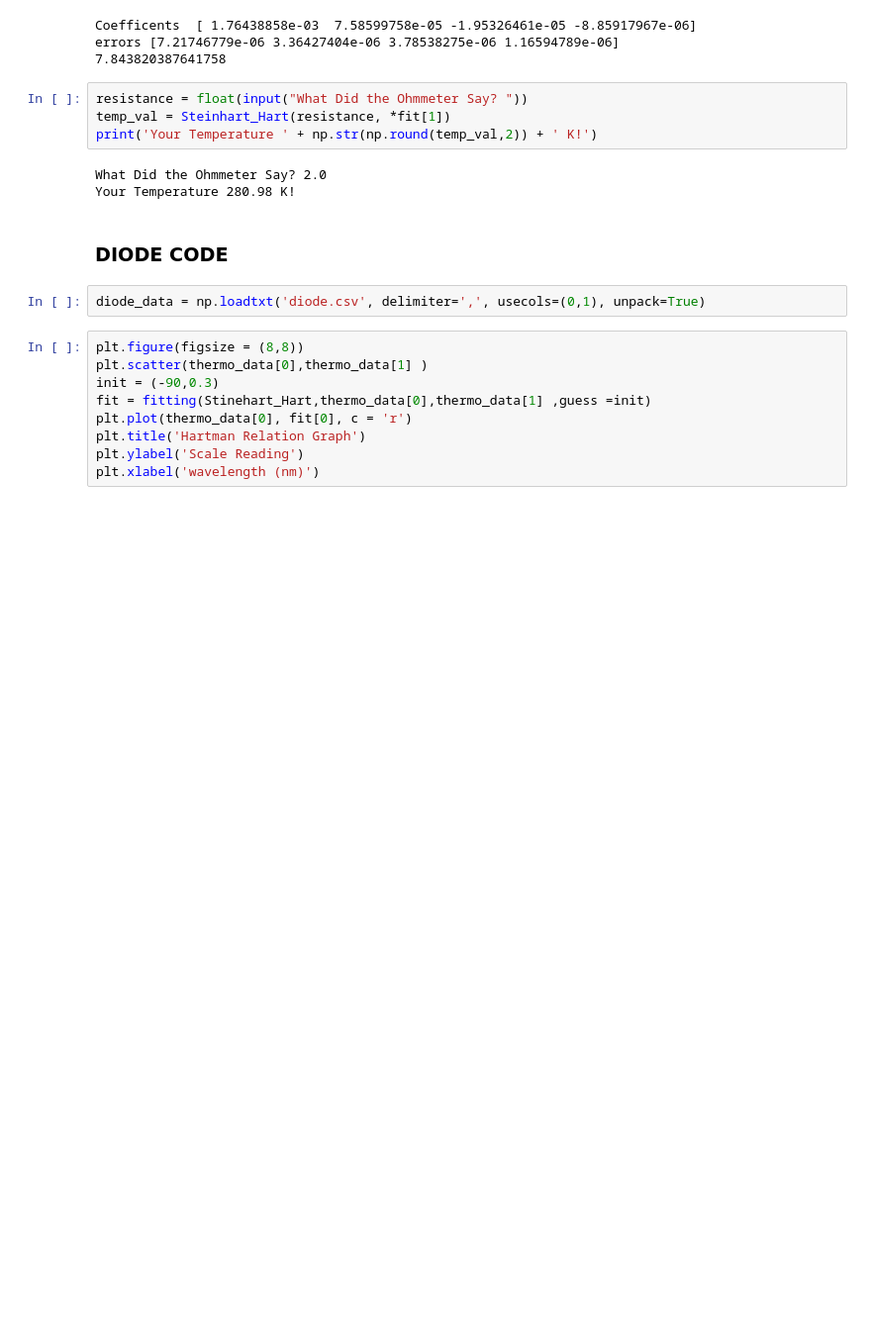
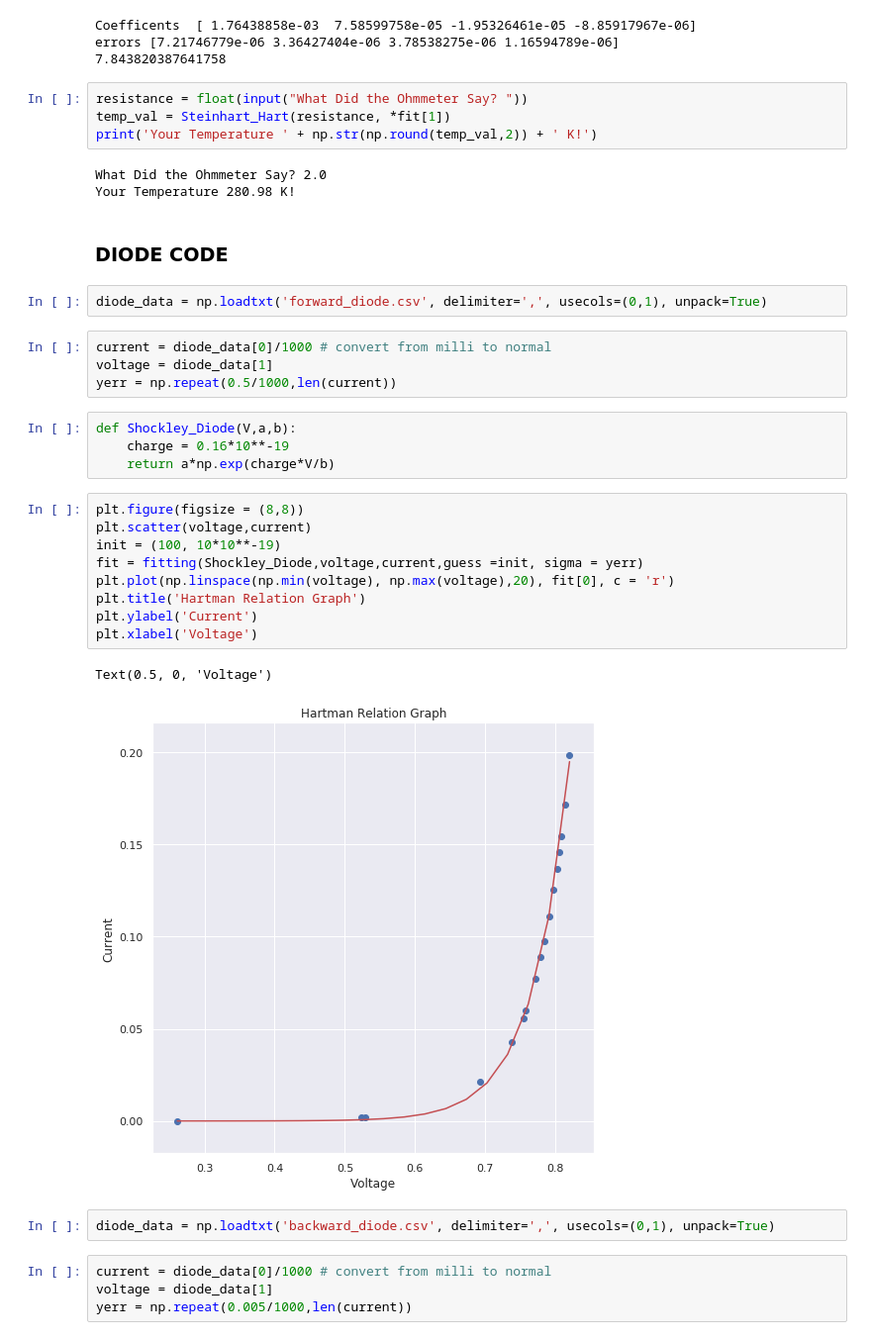
Before and after one commit to lessconfused/PHY324, a Jupyter notebook: Thermistor_Diode.ipynb, the cells around one changed output. Shown: that part at 99% size. Drawn from its saved outputs; the diff is of its cells as text; blank space fills up the shorter version.

Commit message:
diodes.csv

```diff
--- a/Thermistor_Diode.ipynb
+++ b/Thermistor_Diode.ipynb
@@ -68,13 +68,30 @@ Your Temperature 280.98 K!
 # %% [markdown]
 ### DIODE CODE
 # %%
-diode_data = np.loadtxt('diode.csv', delimiter=',', usecols=(0,1), unpack=True)
+diode_data = np.loadtxt('forward_diode.csv', delimiter=',', usecols=(0,1), unpack=True)
+# %%
+current = diode_data[0]/1000 # convert from milli to normal
+voltage = diode_data[1]
+yerr = np.repeat(0.5/1000,len(current))
+# %%
+def Shockley_Diode(V,a,b):
+    charge = 0.16*10**-19
+    return a*np.exp(charge*V/b)
 # %%
 plt.figure(figsize = (8,8))
-plt.scatter(thermo_data[0],thermo_data[1] )
-init = (-90,0.3)
-fit = fitting(Stinehart_Hart,thermo_data[0],thermo_data[1] ,guess =init)
-plt.plot(thermo_data[0], fit[0], c = 'r')
+plt.scatter(voltage,current)
+init = (100, 10*10**-19)
+fit = fitting(Shockley_Diode,voltage,current,guess =init, sigma = yerr)
+plt.plot(np.linspace(np.min(voltage), np.max(voltage),20), fit[0], c = 'r')
 plt.title('Hartman Relation Graph')
-plt.ylabel('Scale Reading')
-plt.xlabel('wavelength (nm)')
+plt.ylabel('Current')
+plt.xlabel('Voltage')
+# %% [output]
+Text(0.5, 0, 'Voltage')
+[figure, added]
+# %%
+diode_data = np.loadtxt('backward_diode.csv', delimiter=',', usecols=(0,1), unpack=True)
+# %%
+current = diode_data[0]/1000 # convert from milli to normal
+voltage = diode_data[1]
+yerr = np.repeat(0.005/1000,len(current))
```
Also changed, not shown: parts of 1 cell of this notebook, 2 other files.
